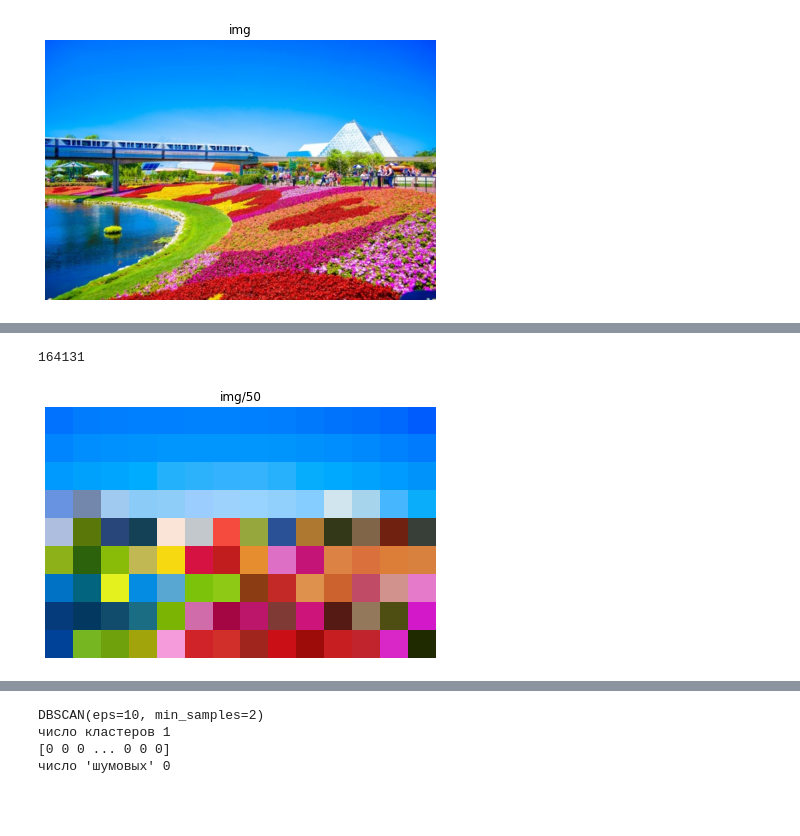
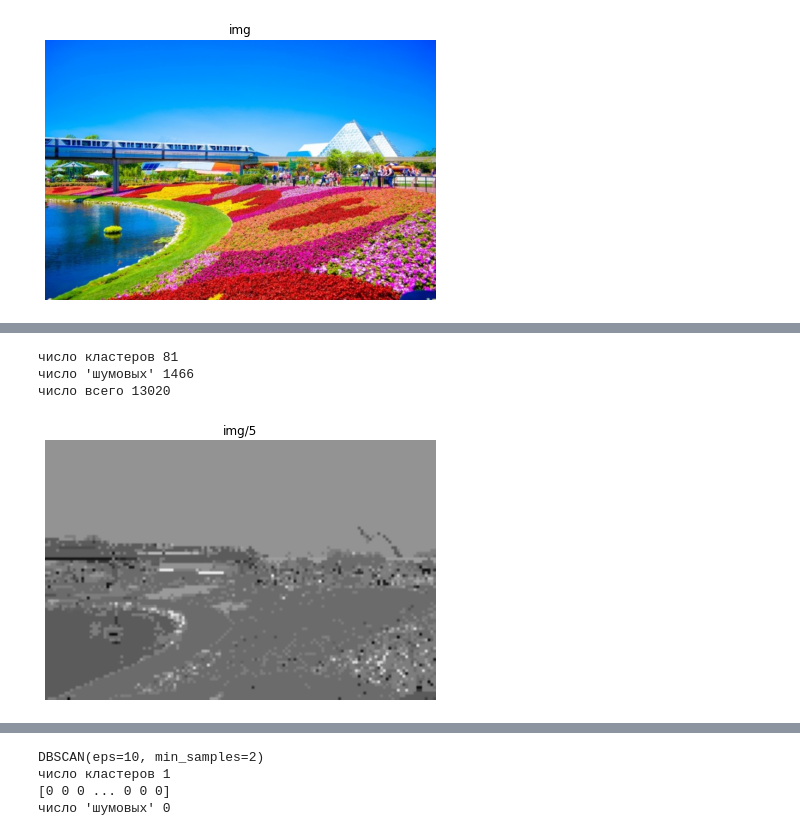
Before and after one commit to sergeimoiseev/neuro, a Jupyter notebook: feml-11-hw-10-clust/task10.ipynb, the cells around one changed output, grey strips where cells are left out. Saved outputs shown, nothing was run; the diff lists cells and outputs as text; code cells hidden in the pictures; blank space fills up the shorter version.

Commit message:
resize and dbscan in progress

```diff
--- a/feml-11-hw-10-clust/task10.ipynb
+++ b/feml-11-hw-10-clust/task10.ipynb
@@ -31,16 +34,0 @@ draw_picture(i_r.reshape((466,700, 3)), "img")
-# %%
-# Исходное число цветов
-df_test = pd.DataFrame(i_r,dtype=np.short)
-df_test.drop_duplicates(inplace = True, ignore_index=True)
-print(len(df_test))
-# %% [output]
-164131
-# %%
-
-i_rs = resize(img,
-    (img.shape[0] // 50,
-    img.shape[1] // 50),
-    anti_aliasing=False)
-draw_picture(i_rs, "img/50")
-# %% [output]
-[figure, removed]
@@ -53,0 +35,26 @@ draw_picture(i_rs, "img/50")
+# %%
+data = img.copy()
+fraction = 5
+epsilon=10
+min_samples=5
+# image = data
+image = (resize(data,
+    (int(data.shape[0] / fraction),
+    int(data.shape[1] / fraction)),
+    anti_aliasing=False)*255).astype(int)
+a = DBSCAN(eps=epsilon, min_samples=min_samples).fit(image.reshape((image.shape[0]*image.shape[1], 3)))
+print("число кластеров %d" % len(np.unique(a.labels_)))
+print("число 'шумовых' %d" % len(a.labels_[np.where(a.labels_ == -1)]))
+print("число всего %d" % len(a.labels_))
+# %% [output]
+число кластеров 81
+число 'шумовых' 1466
+число всего 13020
+# %%
+fl = image.copy().reshape((image.shape[0]*image.shape[1], 3))
+for l in np.unique(a.labels_):
+    mean = np.mean(fl[np.where(a.labels_ == l)], axis=(0, 1)).astype(int)
+    fl[np.where(a.labels_ == l)] = mean
+draw_picture(fl.reshape((image.shape[0],image.shape[1], 3)), "img/%d" % (fraction))
+# %% [output]
+[figure, added]
```
Also changed, not shown: parts of 17 cells of this notebook.
